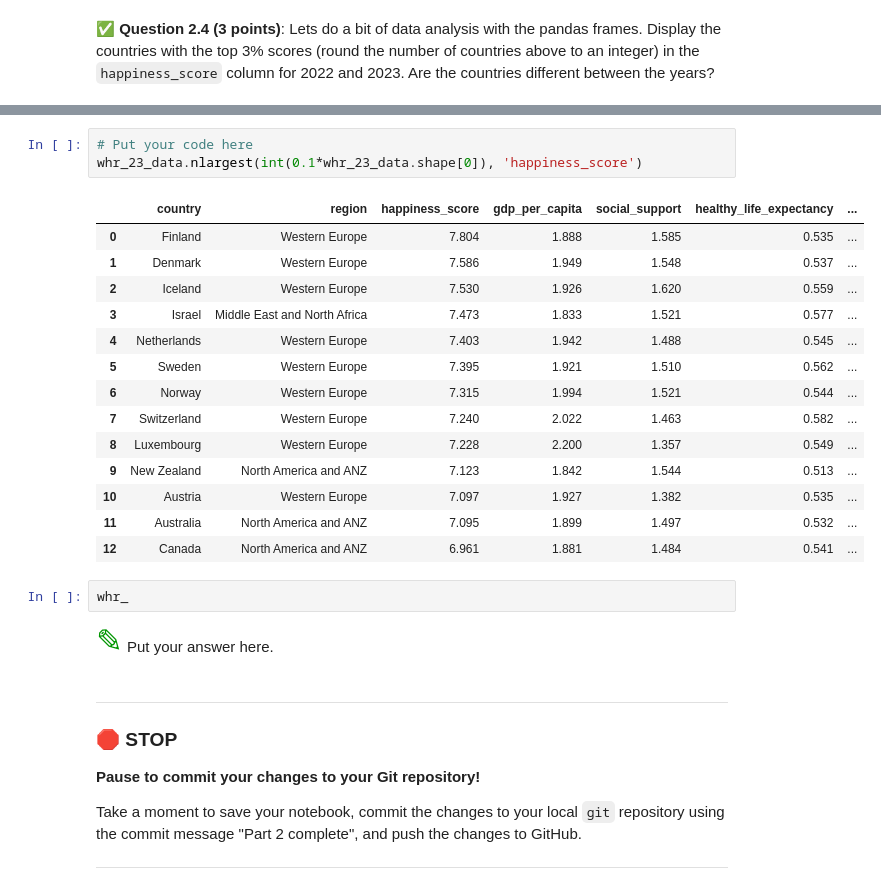
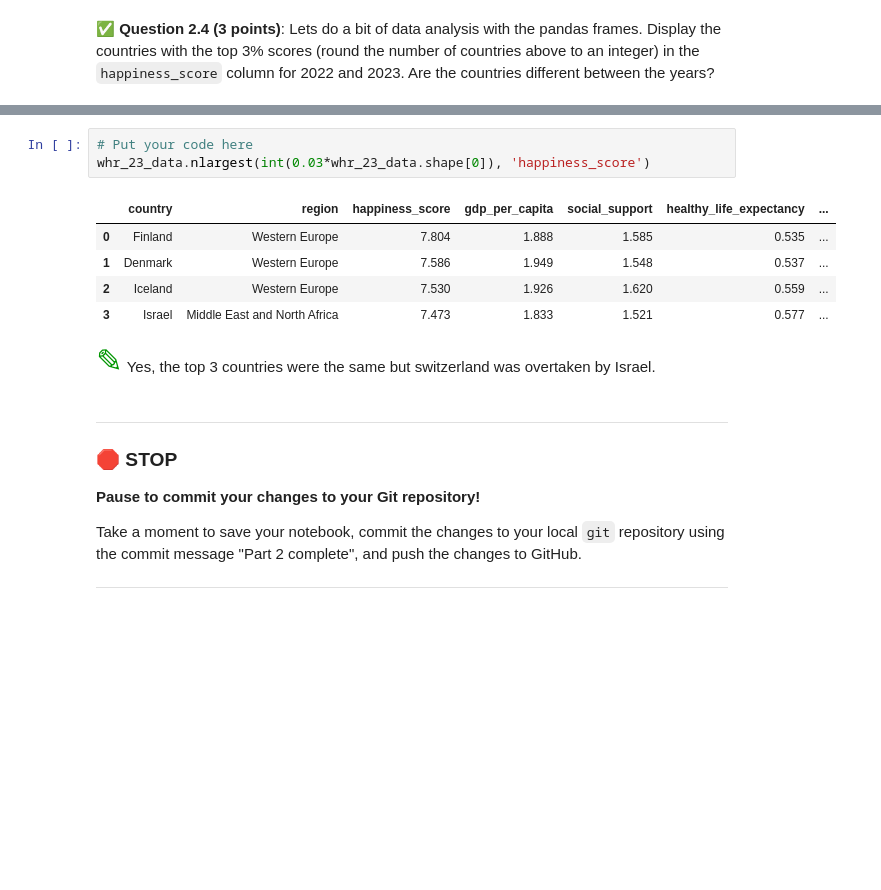
Before and after one commit to Confusedphoton/CMSE202-s24-turnin, a Jupyter notebook: hw-03/HW-03_Regression-S24-STUDENT.ipynb, the cells around one changed output, grey strips where cells are left out. Saved outputs shown, nothing was run; the diff lists cells and outputs as text; blank space fills up the shorter version.

```diff
--- a/hw-03/HW-03_Regression-S24-STUDENT.ipynb
+++ b/hw-03/HW-03_Regression-S24-STUDENT.ipynb
@@ -141,25 +132,14 @@ whr_22_data.nlargest(int(0.1*whr_22_data.shape[0]), 'happiness_score')
 # %%
 # Put your code here
-whr_23_data.nlargest(int(0.1*whr_23_data.shape[0]), 'happiness_score')
+whr_23_data.nlargest(int(0.03*whr_23_data.shape[0]), 'happiness_score')
 # %% [output]
 |  | country | region | happiness_score | gdp_per_capita | social_support | healthy_life_expectancy | ... |
 | 0 | Finland | Western Europe | 7.804 | 1.888 | 1.585 | 0.535 | ... |
 | 1 | Denmark | Western Europe | 7.586 | 1.949 | 1.548 | 0.537 | ... |
 | 2 | Iceland | Western Europe | 7.530 | 1.926 | 1.620 | 0.559 | ... |
 | 3 | Israel | Middle East and North Africa | 7.473 | 1.833 | 1.521 | 0.577 | ... |
-| 4 | Netherlands | Western Europe | 7.403 | 1.942 | 1.488 | 0.545 | ... |
-| 5 | Sweden | Western Europe | 7.395 | 1.921 | 1.510 | 0.562 | ... |
-| 6 | Norway | Western Europe | 7.315 | 1.994 | 1.521 | 0.544 | ... |
-| 7 | Switzerland | Western Europe | 7.240 | 2.022 | 1.463 | 0.582 | ... |
-| 8 | Luxembourg | Western Europe | 7.228 | 2.200 | 1.357 | 0.549 | ... |
-| 9 | New Zealand | North America and ANZ | 7.123 | 1.842 | 1.544 | 0.513 | ... |
-| 10 | Austria | Western Europe | 7.097 | 1.927 | 1.382 | 0.535 | ... |
-| 11 | Australia | North America and ANZ | 7.095 | 1.899 | 1.497 | 0.532 | ... |
-| 12 | Canada | North America and ANZ | 6.961 | 1.881 | 1.484 | 0.541 | ... |
-# %%
-whr_
 # %% [markdown]
-<font size=6 color="#009600">&#9998;</font> Put your answer here.
+<font size=6 color="#009600">&#9998;</font> Yes, the top 3 countries were the same but switzerland was overtaken by Israel.
 # %% [markdown]
 ---
 ### &#128721; STOP
```
Also changed, not shown: parts of 19 cells of this notebook.
